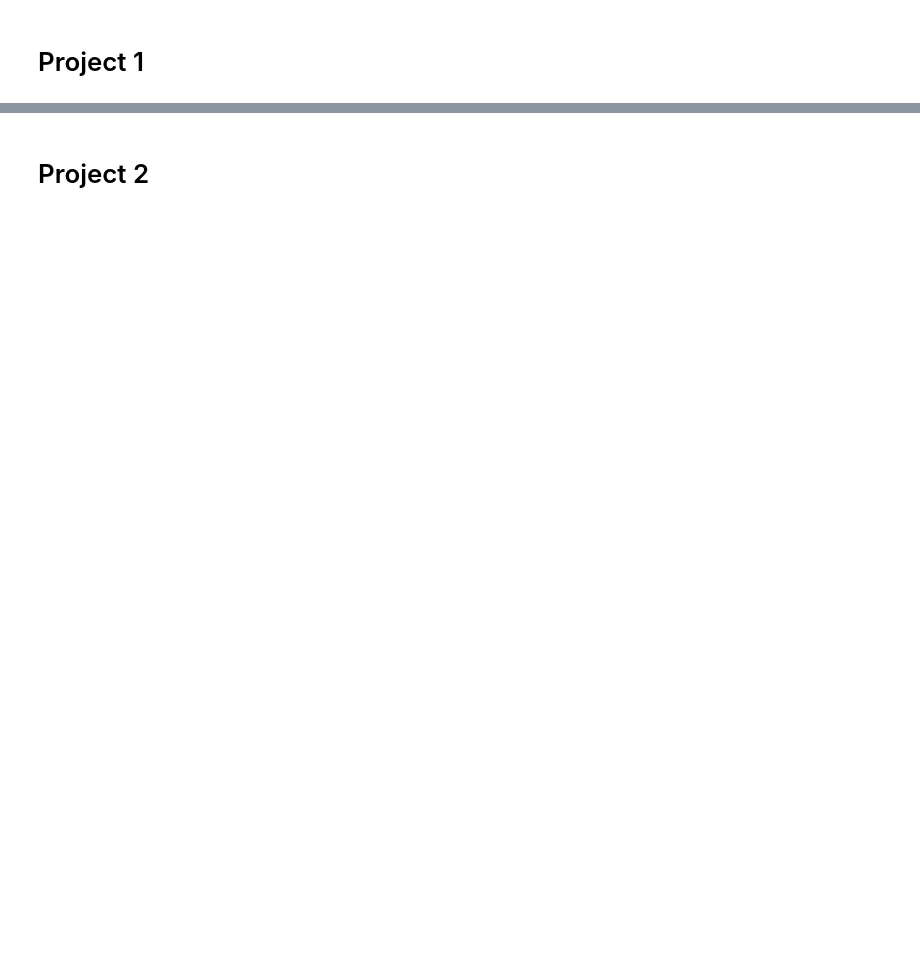
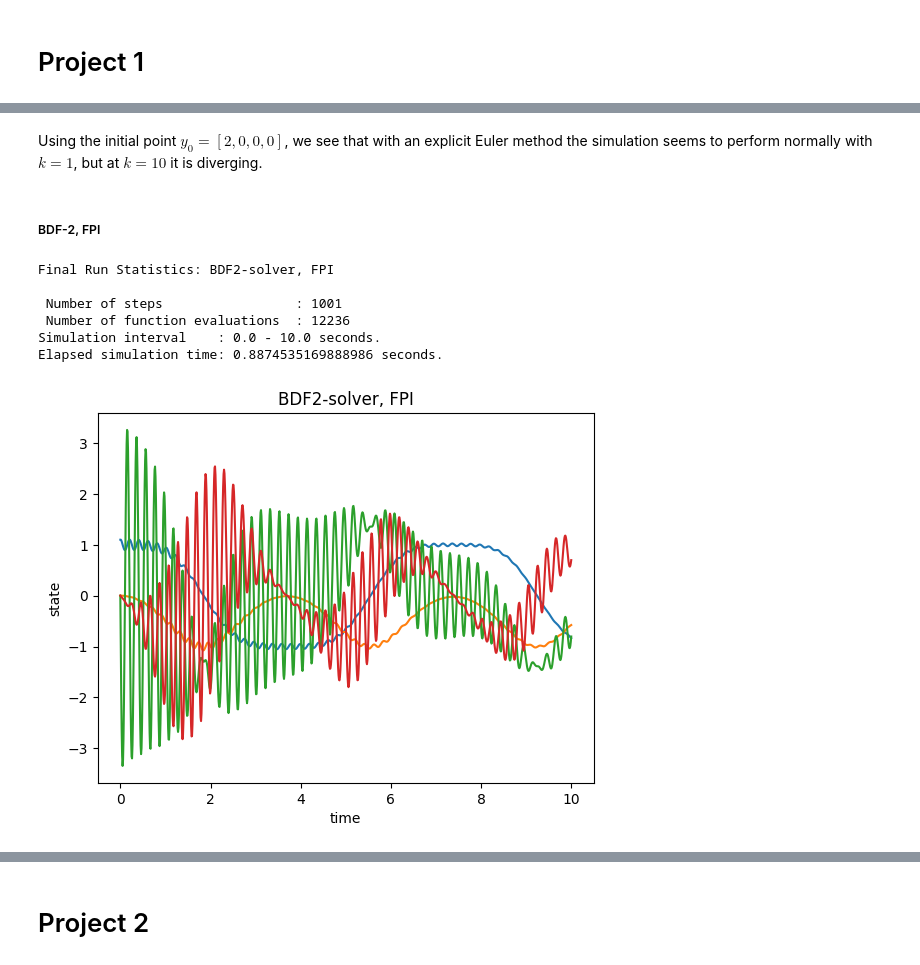
Before and after one commit to mudthomas/NUMN26, a Jupyter notebook: Presentation/presentation.ipynb, the cells around one changed output, grey strips where cells are left out. Drawn from its saved outputs; the diff is of its cells as text; code cells hidden in the pictures; blank space fills up the shorter version.

```diff
--- a/Presentation/presentation.ipynb
+++ b/Presentation/presentation.ipynb
@@ -2,0 +428,23 @@
+# %% [markdown]
+Using the initial point $y_0 = \left[2,0,0,0\right]$, we see that with an explicit Euler method the simulation seems to perform normally with $k=1$, but at $k=10$ it is diverging.
+# %% [markdown]
+##### BDF-2, FPI
+# %%
+spring_constant = 1000
+starting_point = np.array([1.1, 0, 0, 0])
+problem = Explicit_Problem(problem_func, y0=starting_point)
+t_end = 10
+
+problem.name = "BDF2-solver, FPI"
+solver = BDF2(problem)
+solver.maxit=100
+solver.simulate(t_end)
+solver.plot()
+# %% [output]
+Final Run Statistics: BDF2-solver, FPI
+
+ Number of steps                 : 1001
+ Number of function evaluations  : 12236
+Simulation interval    : 0.0 - 10.0 seconds.
+Elapsed simulation time: 0.8874535169888986 seconds.
+[figure, added]
```
Also changed, not shown: parts of 59 cells of this notebook.
